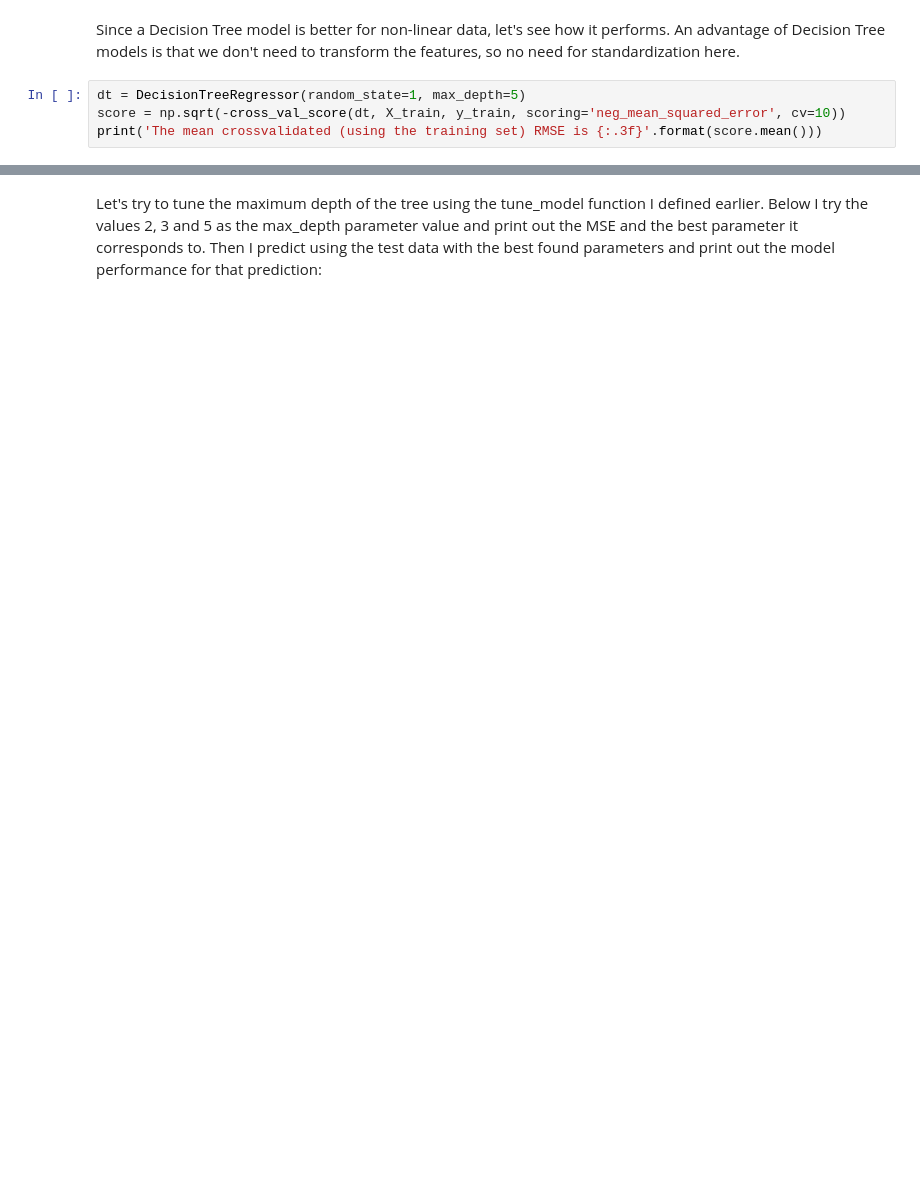
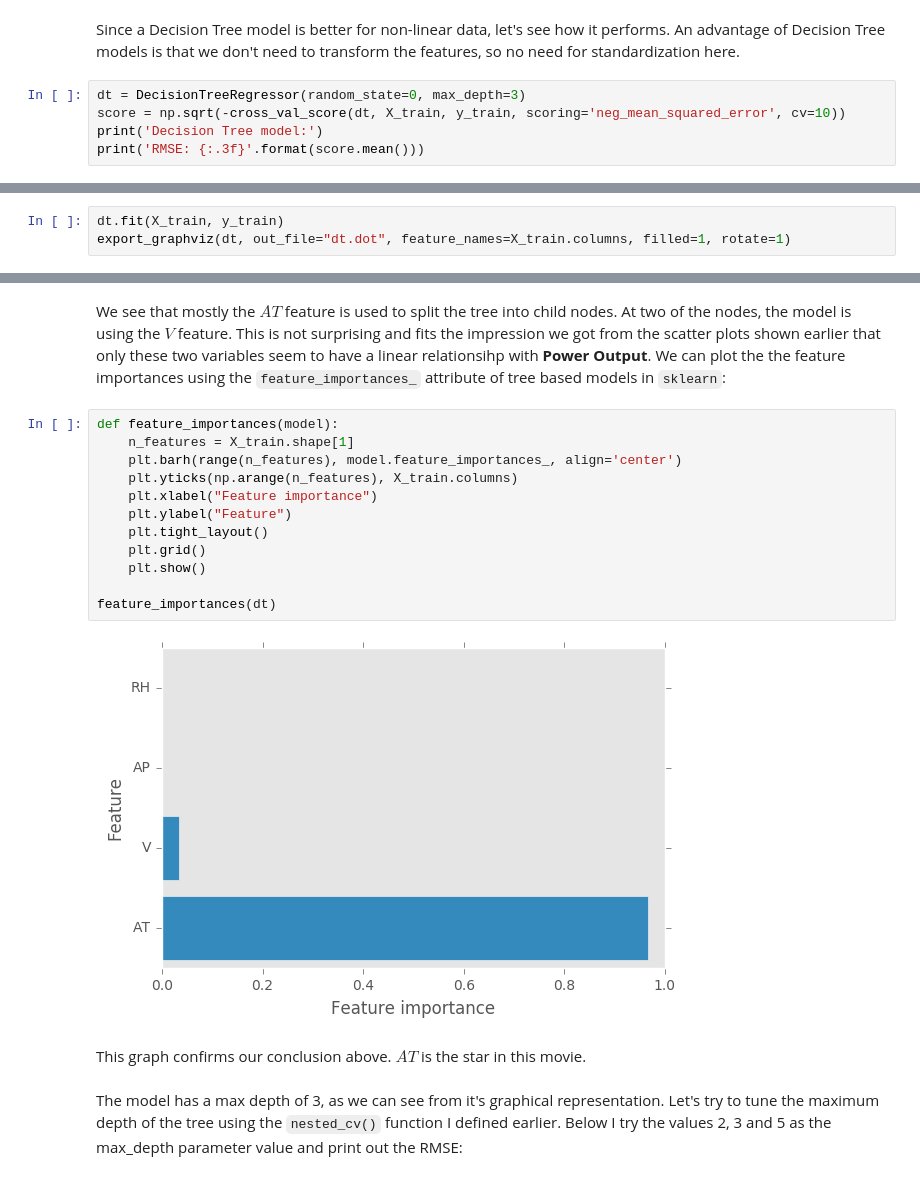
Before and after one commit to vosilov/Data-Science-Portfolio, a Jupyter notebook: Mediative/lab1_CS110x_for_Mediative_using_sklearn.ipynb, the cells around one changed output, grey strips where cells are left out. Cells and saved outputs as stored; diff of their text form; blank space fills up the shorter version.

```diff
--- a/Mediative/lab1_CS110x_for_Mediative_using_sklearn.ipynb
+++ b/Mediative/lab1_CS110x_for_Mediative_using_sklearn.ipynb
@@ -302,7 +321,8 @@ As we can see, the results are the same as using the OLS model without any regul
 Since a Decision Tree model is better for non-linear data, let's see how it performs.
 An advantage of Decision Tree models is that we don't need to transform the features, so no need for standardization here.
 # %%
-dt = DecisionTreeRegressor(random_state=1, max_depth=5)
+dt = DecisionTreeRegressor(random_state=0, max_depth=3)
 score = np.sqrt(-cross_val_score(dt, X_train, y_train, scoring='neg_mean_squared_error', cv=10))
-print('The mean crossvalidated (using the training set) RMSE is {:.3f}'.format(score.mean()))
+print('Decision Tree model:')
+print('RMSE: {:.3f}'.format(score.mean()))
 # %% [output]
@@ -309,0 +335,3 @@ The mean crossvalidated (using the training set) RMSE is 4.336
+# %%
+dt.fit(X_train, y_train)
+export_graphviz(dt, out_file="dt.dot", feature_names=X_train.columns, filled=1, rotate=1)
@@ -310,3 +340,22 @@ The mean crossvalidated (using the training set) RMSE is 4.336
+# %% [markdown]
+We see that mostly the $AT$ feature is used to split the tree into child nodes. At two of the nodes, the model is using the $V$ feature. This is not surprising and fits the impression we got from the scatter plots shown earlier that only these two variables seem to have a linear relationsihp with __Power Output__.
+We can plot the the feature importances using the `feature_importances_` attribute of tree based models in `sklearn`:
+# %%
+def feature_importances(model):
+    n_features = X_train.shape[1]
+    plt.barh(range(n_features), model.feature_importances_, align='center')
+    plt.yticks(np.arange(n_features), X_train.columns)
+    plt.xlabel("Feature importance")
+    plt.ylabel("Feature")
+    plt.tight_layout()
+    plt.grid()
+    plt.show()
+
+feature_importances(dt)
+# %% [output]
+[figure, added]
+# %% [markdown]
+This graph confirms our conclusion above. $AT$ is the star in this movie.
 # %% [markdown]
-Let's try to tune the maximum depth of the tree using the tune_model function I defined earlier. Below I try the values 2, 3 and 5 as the max_depth parameter value and print out the MSE and the best parameter it corresponds to. Then I predict using the test data with the best found parameters and print out the model performance for that prediction:
+The model has a max depth of 3, as we can see from it's graphical representation. Let's try to tune the maximum depth of the tree using the `nested_cv()` function I defined earlier. Below I try the values 2, 3 and 5 as the max_depth parameter value and print out the RMSE:
 # %%
```
Also changed, not shown: parts of 50 cells of this notebook, 1 other file.
